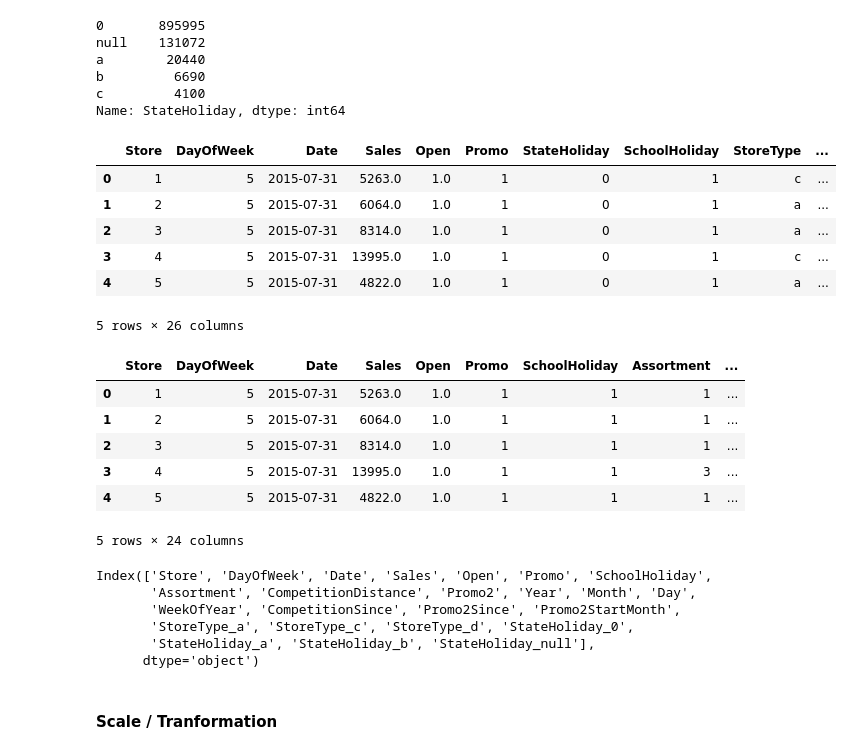
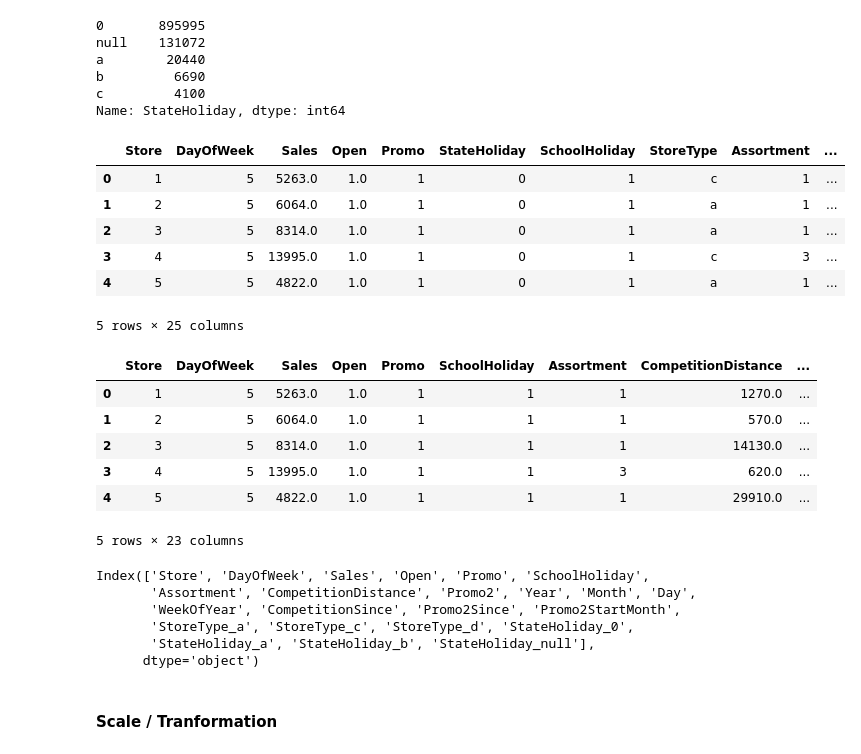
Before and after one commit to lynnmench/Rossmann_Store_Sales, a Jupyter notebook: Rossmann_Store_EDA.ipynb, the cells around one changed output. Saved outputs shown, nothing was run; the diff lists cells and outputs as text; code cells hidden in the pictures.

```diff
--- a/Rossmann_Store_EDA.ipynb
+++ b/Rossmann_Store_EDA.ipynb
@@ -942,38 +944,38 @@ dummy_df = pd.get_dummies(full_df[dummy_lst])
 full_df = pd.concat([full_df, dummy_df], axis=1)
 #full_df.head()
 # %%
-# dropping extra dummy features
+# dropping extra features (dummy and repeat data)
 # don't need dummies of all the feature, can drop 1
 
-drop_dummy = ['StateHoliday_c', 'StoreType_b']
+drop_extra = ['StateHoliday_c', 'StoreType_b', 'Date']
 
-full_df.drop(drop_dummy,axis=1,inplace=True)
+full_df.drop(drop_extra,axis=1,inplace=True)
 full_df.head()
 # %% [output]
-|  | Store | DayOfWeek | Date | Sales | Open | Promo | StateHoliday | SchoolHoliday | StoreType | ... |
-| 0 | 1 | 5 | 2015-07-31 | 5263.0 | 1.0 | 1 | 0 | 1 | c | ... |
-| 1 | 2 | 5 | 2015-07-31 | 6064.0 | 1.0 | 1 | 0 | 1 | a | ... |
-| 2 | 3 | 5 | 2015-07-31 | 8314.0 | 1.0 | 1 | 0 | 1 | a | ... |
-| 3 | 4 | 5 | 2015-07-31 | 13995.0 | 1.0 | 1 | 0 | 1 | c | ... |
-| 4 | 5 | 5 | 2015-07-31 | 4822.0 | 1.0 | 1 | 0 | 1 | a | ... |
+|  | Store | DayOfWeek | Sales | Open | Promo | StateHoliday | SchoolHoliday | StoreType | Assortment | ... |
+| 0 | 1 | 5 | 5263.0 | 1.0 | 1 | 0 | 1 | c | 1 | ... |
+| 1 | 2 | 5 | 6064.0 | 1.0 | 1 | 0 | 1 | a | 1 | ... |
+| 2 | 3 | 5 | 8314.0 | 1.0 | 1 | 0 | 1 | a | 1 | ... |
+| 3 | 4 | 5 | 13995.0 | 1.0 | 1 | 0 | 1 | c | 3 | ... |
+| 4 | 5 | 5 | 4822.0 | 1.0 | 1 | 0 | 1 | a | 1 | ... |
-5 rows × 26 columns
+5 rows × 25 columns
 # %%
 # dropping original categorical features
 
 full_df.drop(dummy_lst,axis=1,inplace=True)
 full_df.head()
 # %% [output]
-|  | Store | DayOfWeek | Date | Sales | Open | Promo | SchoolHoliday | Assortment | ... |
-| 0 | 1 | 5 | 2015-07-31 | 5263.0 | 1.0 | 1 | 1 | 1 | ... |
-| 1 | 2 | 5 | 2015-07-31 | 6064.0 | 1.0 | 1 | 1 | 1 | ... |
-| 2 | 3 | 5 | 2015-07-31 | 8314.0 | 1.0 | 1 | 1 | 1 | ... |
-| 3 | 4 | 5 | 2015-07-31 | 13995.0 | 1.0 | 1 | 1 | 3 | ... |
-| 4 | 5 | 5 | 2015-07-31 | 4822.0 | 1.0 | 1 | 1 | 1 | ... |
+|  | Store | DayOfWeek | Sales | Open | Promo | SchoolHoliday | Assortment | CompetitionDistance | ... |
+| 0 | 1 | 5 | 5263.0 | 1.0 | 1 | 1 | 1 | 1270.0 | ... |
+| 1 | 2 | 5 | 6064.0 | 1.0 | 1 | 1 | 1 | 570.0 | ... |
+| 2 | 3 | 5 | 8314.0 | 1.0 | 1 | 1 | 1 | 14130.0 | ... |
+| 3 | 4 | 5 | 13995.0 | 1.0 | 1 | 1 | 3 | 620.0 | ... |
+| 4 | 5 | 5 | 4822.0 | 1.0 | 1 | 1 | 1 | 29910.0 | ... |
-5 rows × 24 columns
+5 rows × 23 columns
 # %%
 full_df.columns
 # %% [output]
-Index(['Store', 'DayOfWeek', 'Date', 'Sales', 'Open', 'Promo', 'SchoolHoliday',
+Index(['Store', 'DayOfWeek', 'Sales', 'Open', 'Promo', 'SchoolHoliday',
        'Assortment', 'CompetitionDistance', 'Promo2', 'Year', 'Month', 'Day',
        'WeekOfYear', 'CompetitionSince', 'Promo2Since', 'Promo2StartMonth',
        'StoreType_a', 'StoreType_c', 'StoreType_d', 'StateHoliday_0',
```
Also changed, not shown: parts of 11 cells of this notebook, 1 other file.
